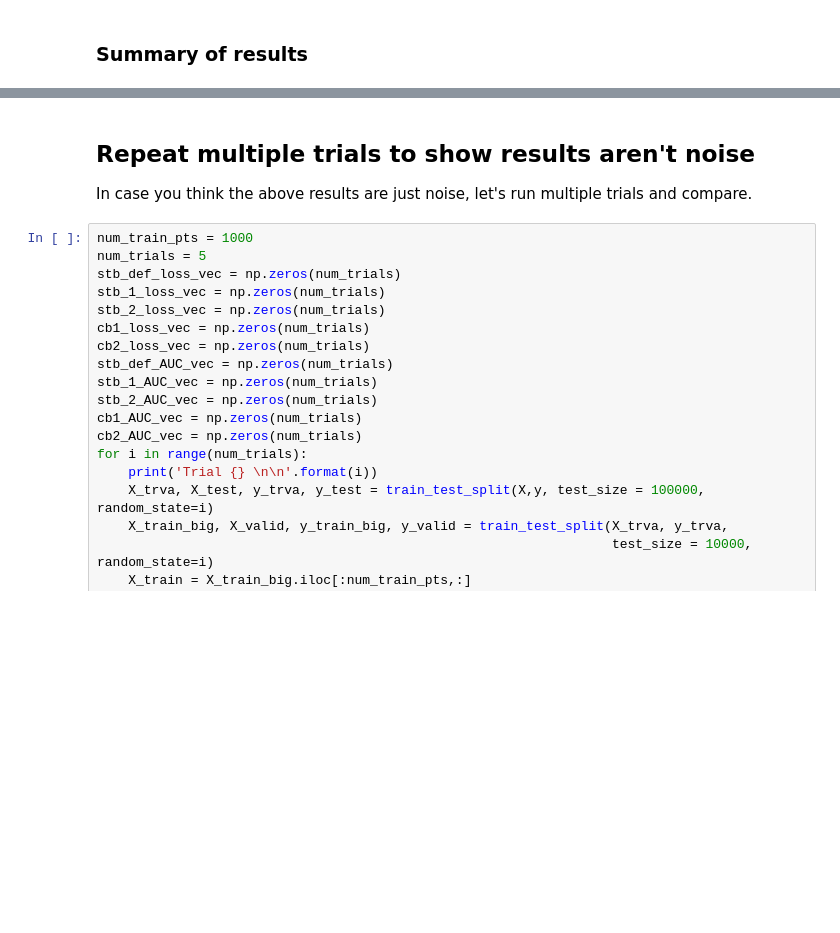
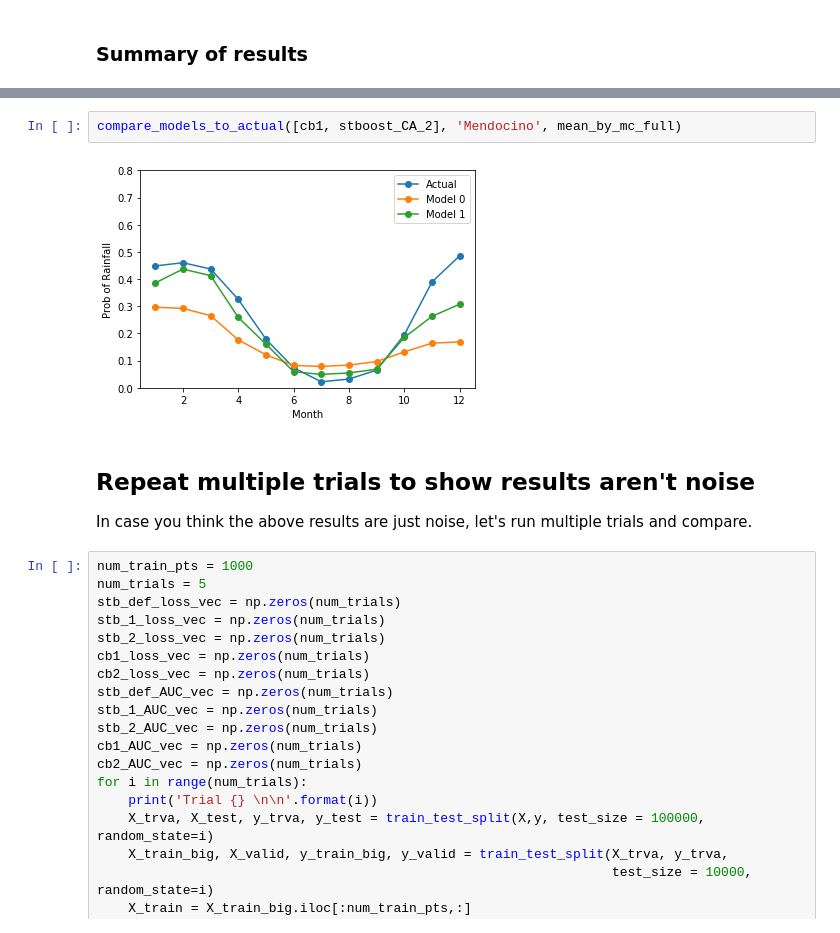
Before and after one commit to numeristical/resources, a Jupyter notebook: lecture_notebooks/LN200804_StructureBoost_Intro.ipynb, the cells around one changed output, grey strips where cells are left out. Cells and saved outputs as stored; diff of their text form; blank space fills up the shorter version.

```diff
--- a/lecture_notebooks/LN200804_StructureBoost_Intro.ipynb
+++ b/lecture_notebooks/LN200804_StructureBoost_Intro.ipynb
@@ -607,3 +634,7 @@ CatBoost:  (County, Month categorical)       loss = 0.41914
+# %%
+compare_models_to_actual([cb1, stboost_CA_2], 'Mendocino', mean_by_mc_full)
+# %% [output]
+[figure, added]
 # %% [markdown]
 ## Repeat multiple trials to show results aren't noise
 In case you think the above results are just noise, let's run multiple trials and compare.
```
Also changed, not shown: parts of 32 cells of this notebook.
